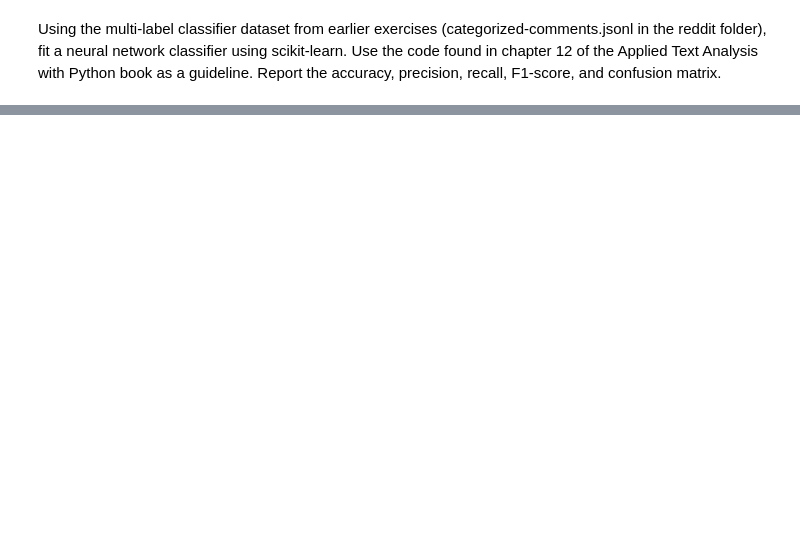
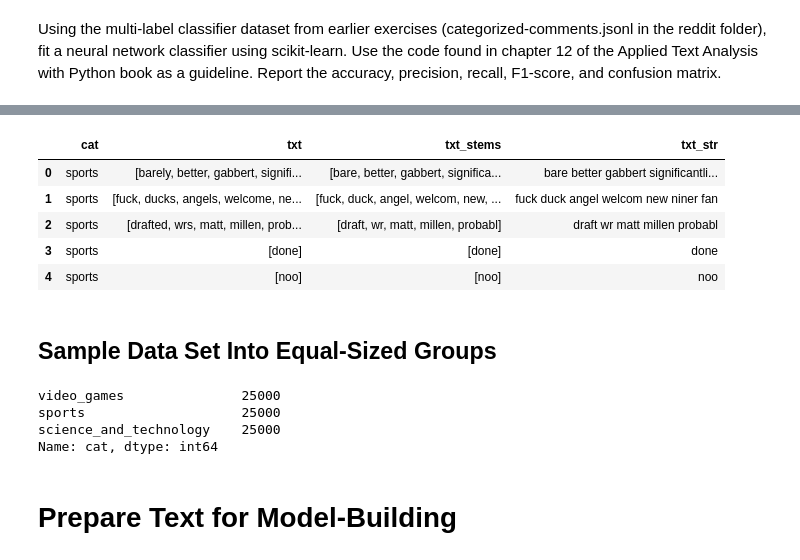
Before and after one commit to ScottBreitbach/DSC550, a Jupyter notebook: Week9/BreitbachScott_DSC550_Week9.ipynb, the cells around one changed output, grey strips where cells are left out. Drawn from its saved outputs; the diff is of its cells as text; code cells hidden in the pictures; blank space fills up the shorter version.

```diff
--- a/Week9/BreitbachScott_DSC550_Week9.ipynb
+++ b/Week9/BreitbachScott_DSC550_Week9.ipynb
@@ -18,0 +52,35 @@ In chapter 20 of the Machine Learning with Python Cookbook, implement the code f
+# %%
+# Create a dictionary of punctuation
+punctuation_dict = dict.fromkeys(i for i in range(sys.maxunicode)
+                            if unicodedata.category(chr(i)).startswith('P'))
+# Create a dictionary of stopwords
+stop_words = stopwords.words('english')
+stopwords_dict = Counter(stop_words)
+
+def cleanText(string):
+    '''Processes string and returns cleaned up list of words'''
+
+    # Convert to lowercase
+    string = string.lower()
+
+    # Remove URLs
+    string = re.sub(r'http\S+', '', string)
+
+    # Remove punctuation
+    string = string.translate(punctuation_dict)
+
+    # Remove newlines
+    string = string.replace("\n", " ")
+
+    # Remove stopwords
+    string = [word for word in string.split() if word not in stopwords_dict]
+
+    return string
+# %%
+# Clean up the text in the 'txt' column
+df.txt = df.txt.apply(lambda string: cleanText(string))
+# %%
+%%time
+# Apply PorterStemmer
+porter = PorterStemmer()
+df['txt_stems'] = df.txt.apply(lambda words: [porter.stem(word) for word in words])
@@ -18,0 +89,4 @@ In chapter 20 of the Machine Learning with Python Cookbook, implement the code f
+# %%
+%%time
+# Join tokenized stem words into a string
+df['txt_str'] = df.txt_stems.apply(lambda s: ' '.join(map(str, s)))
@@ -18,0 +95,12 @@ In chapter 20 of the Machine Learning with Python Cookbook, implement the code f
+# %%
+# Take a look at data set
+df.head()
+# %% [output]
+|  | cat | txt | txt_stems | txt_str |
+| 0 | sports | [barely, better, gabbert, signifi... | [bare, better, gabbert, significa... | bare better gabbert significantli... |
+| 1 | sports | [fuck, ducks, angels, welcome, ne... | [fuck, duck, angel, welcom, new, ... | fuck duck angel welcom new niner fan |
+| 2 | sports | [drafted, wrs, matt, millen, prob... | [draft, wr, matt, millen, probabl] | draft wr matt millen probabl |
+| 3 | sports | [done] | [done] | done |
+| 4 | sports | [noo] | [noo] | noo |
+# %% [markdown]
+## Sample Data Set Into Equal-Sized Groups
@@ -18,0 +113,10 @@ In chapter 20 of the Machine Learning with Python Cookbook, implement the code f
+# %%
+# Verify counts of categories
+balancedDF.cat.value_counts()
+# %% [output]
+video_games               25000
+sports                    25000
+science_and_technology    25000
+Name: cat, dtype: int64
+# %% [markdown]
+# Prepare Text for Model-Building
```
Also changed, not shown: parts of 39 cells of this notebook, 1 other file.
